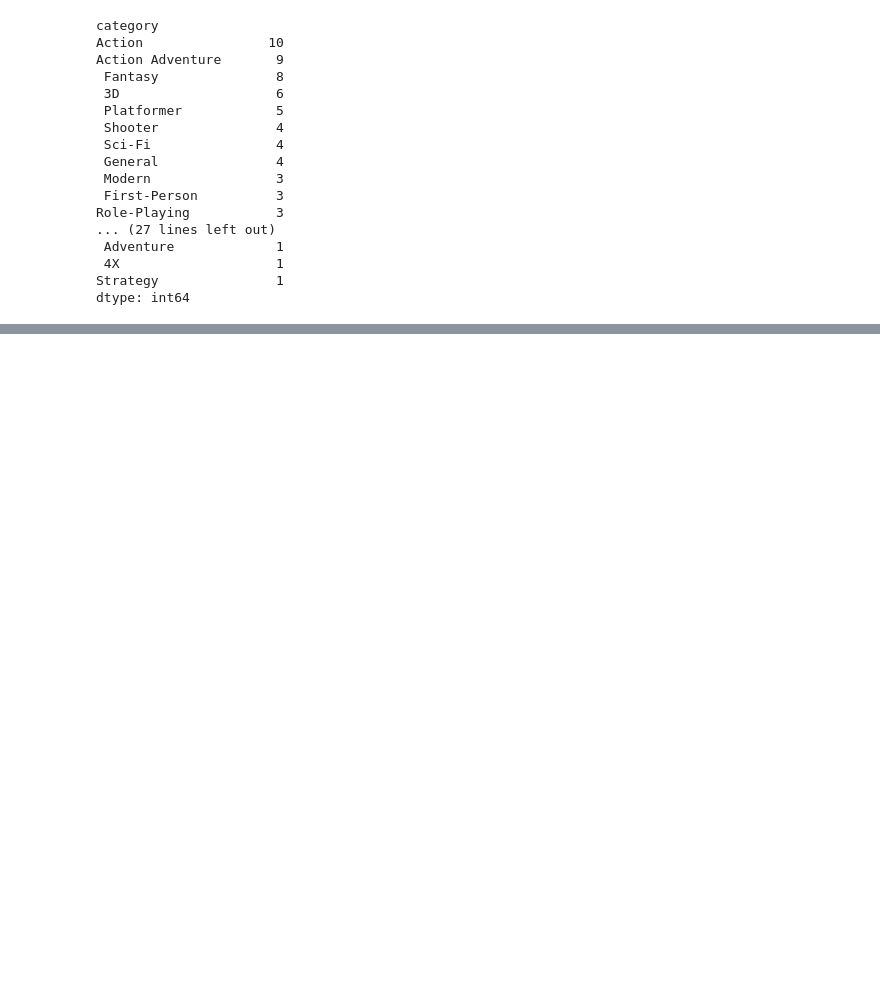
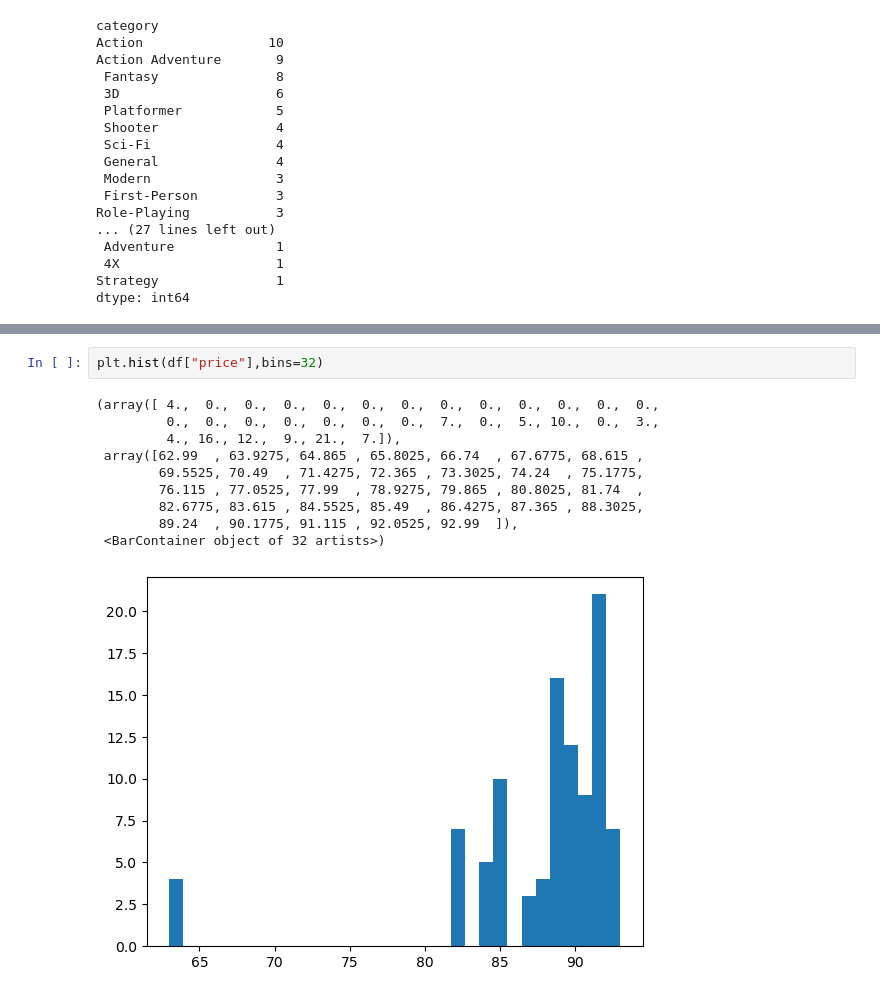
Before and after one commit to piyushhh-glitch/Machine_Learning, a Jupyter notebook: mini_project/cleaning_and_visualization.ipynb, the cells around one changed output, grey strips where cells are left out. Saved outputs shown, nothing was run; the diff lists cells and outputs as text; blank space fills up the shorter version.

Commit message:
Created Visualization part and succesfully perfomed operations on data in mini project

```diff
--- a/mini_project/cleaning_and_visualization.ipynb
+++ b/mini_project/cleaning_and_visualization.ipynb
@@ -174,0 +195,13 @@ dtype: int64
+# %%
+plt.hist(df["price"],bins=32)
+# %% [output]
+(array([ 4.,  0.,  0.,  0.,  0.,  0.,  0.,  0.,  0.,  0.,  0.,  0.,  0.,
+         0.,  0.,  0.,  0.,  0.,  0.,  0.,  7.,  0.,  5., 10.,  0.,  3.,
+         4., 16., 12.,  9., 21.,  7.]),
+ array([62.99  , 63.9275, 64.865 , 65.8025, 66.74  , 67.6775, 68.615 ,
+        69.5525, 70.49  , 71.4275, 72.365 , 73.3025, 74.24  , 75.1775,
+        76.115 , 77.0525, 77.99  , 78.9275, 79.865 , 80.8025, 81.74  ,
+        82.6775, 83.615 , 84.5525, 85.49  , 86.4275, 87.365 , 88.3025,
+        89.24  , 90.1775, 91.115 , 92.0525, 92.99  ]),
+ <BarContainer object of 32 artists>)
+[figure, added]
```
Also changed, not shown: parts of 2 cells of this notebook.
